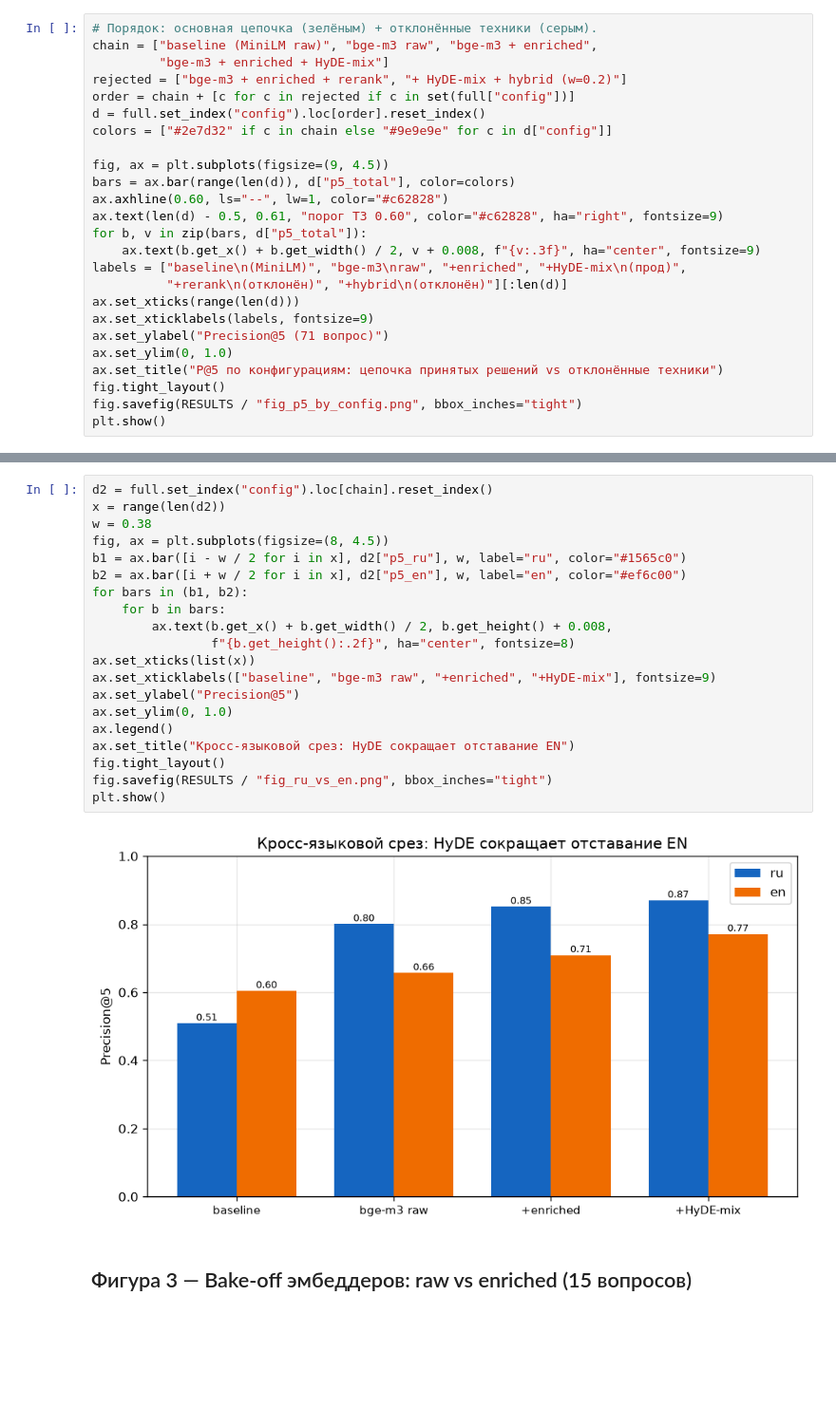
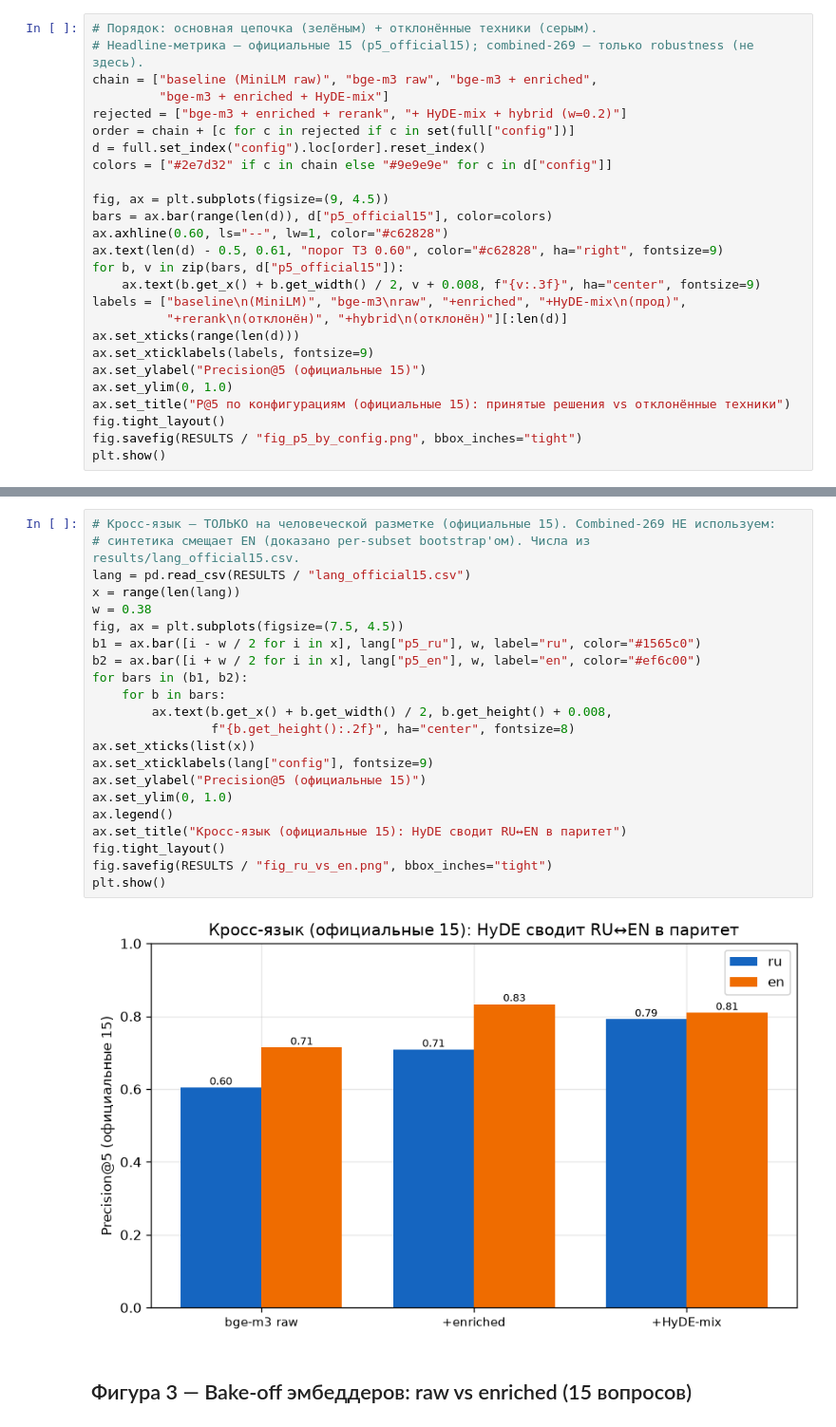
Before and after one commit to IvanyukMichael/CodeLens-rtk2026, a Jupyter notebook: analysis.ipynb, the cells around one changed output, grey strips where cells are left out. Shown at 95% size. Drawn from its saved outputs; the diff is of its cells as text; blank space fills up the shorter version.

```diff
--- a/analysis.ipynb
+++ b/analysis.ipynb
@@ -35,5 +39,6 @@ full[["config", "p5_total", "p5_ru", "p5_en"]]
 # %%
 # Порядок: основная цепочка (зелёным) + отклонённые техники (серым).
+# Headline-метрика — официальные 15 (p5_official15); combined-269 — только robustness (не здесь).
 chain = ["baseline (MiniLM raw)", "bge-m3 raw", "bge-m3 + enriched",
          "bge-m3 + enriched + HyDE-mix"]
 rejected = ["bge-m3 + enriched + rerank", "+ HyDE-mix + hybrid (w=0.2)"]
@@ -42,18 +47,18 @@ d = full.set_index("config").loc[order].reset_index()
 colors = ["#2e7d32" if c in chain else "#9e9e9e" for c in d["config"]]
 
 fig, ax = plt.subplots(figsize=(9, 4.5))
-bars = ax.bar(range(len(d)), d["p5_total"], color=colors)
+bars = ax.bar(range(len(d)), d["p5_official15"], color=colors)
 ax.axhline(0.60, ls="--", lw=1, color="#c62828")
 ax.text(len(d) - 0.5, 0.61, "порог ТЗ 0.60", color="#c62828", ha="right", fontsize=9)
-for b, v in zip(bars, d["p5_total"]):
+for b, v in zip(bars, d["p5_official15"]):
     ax.text(b.get_x() + b.get_width() / 2, v + 0.008, f"{v:.3f}", ha="center", fontsize=9)
 labels = ["baseline\n(MiniLM)", "bge-m3\nraw", "+enriched", "+HyDE-mix\n(прод)",
           "+rerank\n(отклонён)", "+hybrid\n(отклонён)"][:len(d)]
 ax.set_xticks(range(len(d)))
 ax.set_xticklabels(labels, fontsize=9)
-ax.set_ylabel("Precision@5 (71 вопрос)")
+ax.set_ylabel("Precision@5 (официальные 15)")
 ax.set_ylim(0, 1.0)
-ax.set_title("P@5 по конфигурациям: цепочка принятых решений vs отклонённые техники")
+ax.set_title("P@5 по конфигурациям (официальные 15): принятые решения vs отклонённые техники")
 fig.tight_layout()
 fig.savefig(RESULTS / "fig_p5_by_config.png", bbox_inches="tight")
 plt.show()
@@ -64,25 +69,27 @@ plt.show()
 # %%
-d2 = full.set_index("config").loc[chain].reset_index()
-x = range(len(d2))
+# Кросс-язык — ТОЛЬКО на человеческой разметке (официальные 15). Combined-269 НЕ используем:
+# синтетика смещает EN (доказано per-subset bootstrap'ом). Числа из results/lang_official15.csv.
+lang = pd.read_csv(RESULTS / "lang_official15.csv")
+x = range(len(lang))
 w = 0.38
-fig, ax = plt.subplots(figsize=(8, 4.5))
-b1 = ax.bar([i - w / 2 for i in x], d2["p5_ru"], w, label="ru", color="#1565c0")
-b2 = ax.bar([i + w / 2 for i in x], d2["p5_en"], w, label="en", color="#ef6c00")
+fig, ax = plt.subplots(figsize=(7.5, 4.5))
+b1 = ax.bar([i - w / 2 for i in x], lang["p5_ru"], w, label="ru", color="#1565c0")
+b2 = ax.bar([i + w / 2 for i in x], lang["p5_en"], w, label="en", color="#ef6c00")
 for bars in (b1, b2):
     for b in bars:
         ax.text(b.get_x() + b.get_width() / 2, b.get_height() + 0.008,
                 f"{b.get_height():.2f}", ha="center", fontsize=8)
 ax.set_xticks(list(x))
-ax.set_xticklabels(["baseline", "bge-m3 raw", "+enriched", "+HyDE-mix"], fontsize=9)
-ax.set_ylabel("Precision@5")
+ax.set_xticklabels(lang["config"], fontsize=9)
+ax.set_ylabel("Precision@5 (официальные 15)")
 ax.set_ylim(0, 1.0)
 ax.legend()
-ax.set_title("Кросс-языковой срез: HyDE сокращает отставание EN")
+ax.set_title("Кросс-язык (официальные 15): HyDE сводит RU↔EN в паритет")
 fig.tight_layout()
 fig.savefig(RESULTS / "fig_ru_vs_en.png", bbox_inches="tight")
 plt.show()
 # %% [output]
-[figure, old version]
+[figure, new version]
 # %% [markdown]
 ## Фигура 3 — Bake-off эмбеддеров: raw vs enriched (15 вопросов)
 # %%
```
Also changed, not shown: parts of 5 cells of this notebook, 23 other files.
